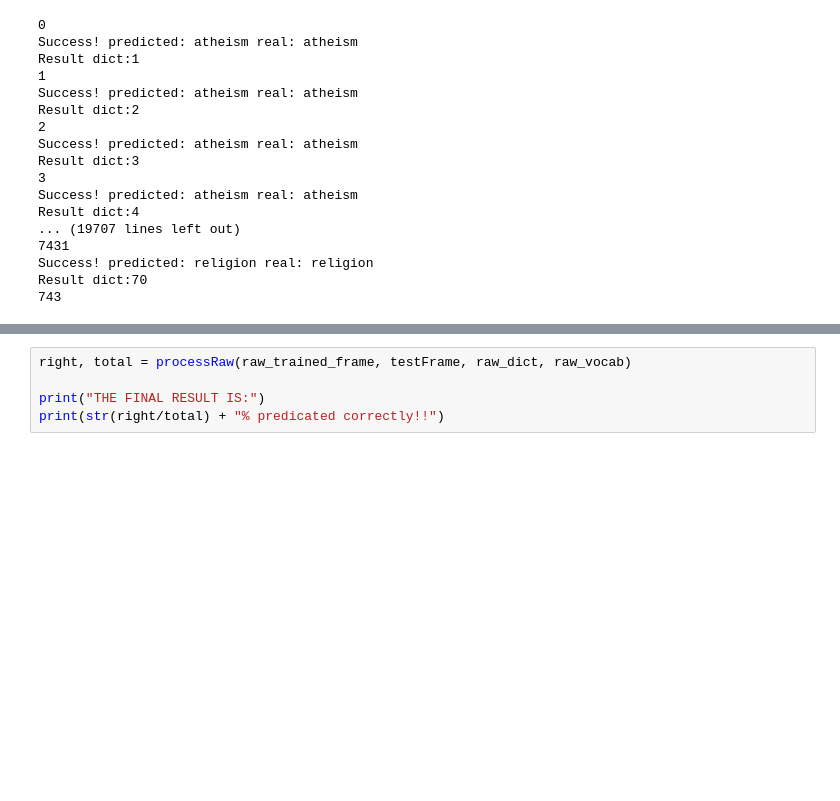
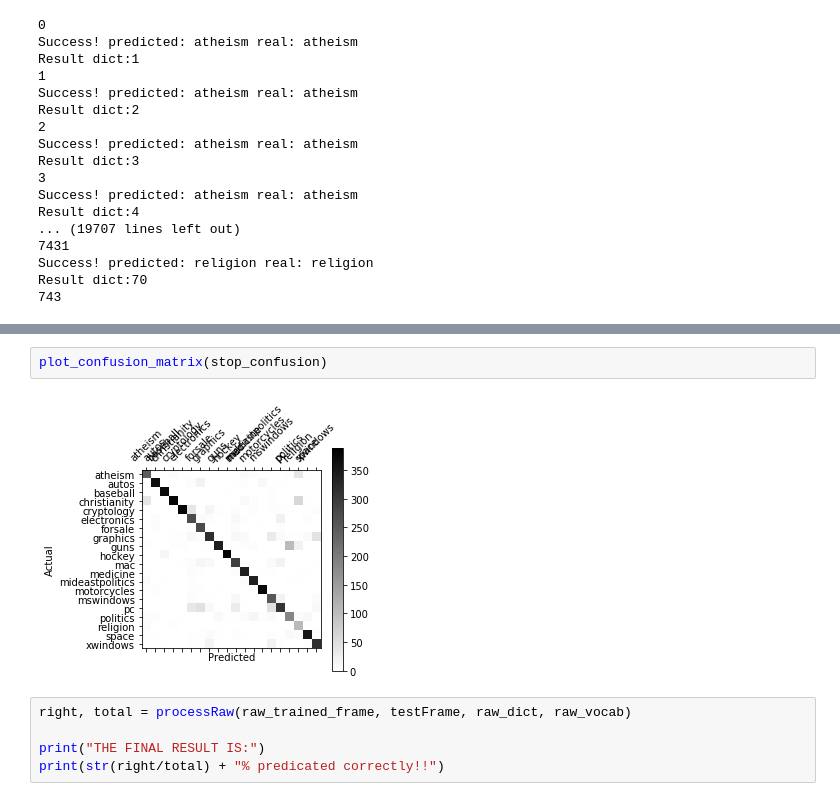
Before and after one commit to AllisonBolen/DocumentClassifier, a Jupyter notebook: StopFiles/ClassifyDict.ipynb, the cells around one changed output, grey strips where cells are left out. Drawn from its saved outputs; the diff is of its cells as text; blank space fills up the shorter version.

```diff
--- a/StopFiles/ClassifyDict.ipynb
+++ b/StopFiles/ClassifyDict.ipynb
@@ -143,3 +147,7 @@ space: 89.34010152284264
+# %%
+plot_confusion_matrix(stop_confusion)
+# %% [output]
+[figure, added]
 # %%
 right, total = processRaw(raw_trained_frame, testFrame, raw_dict, raw_vocab)
 
```
Also changed, not shown: parts of 5 cells of this notebook, 3 other files.
